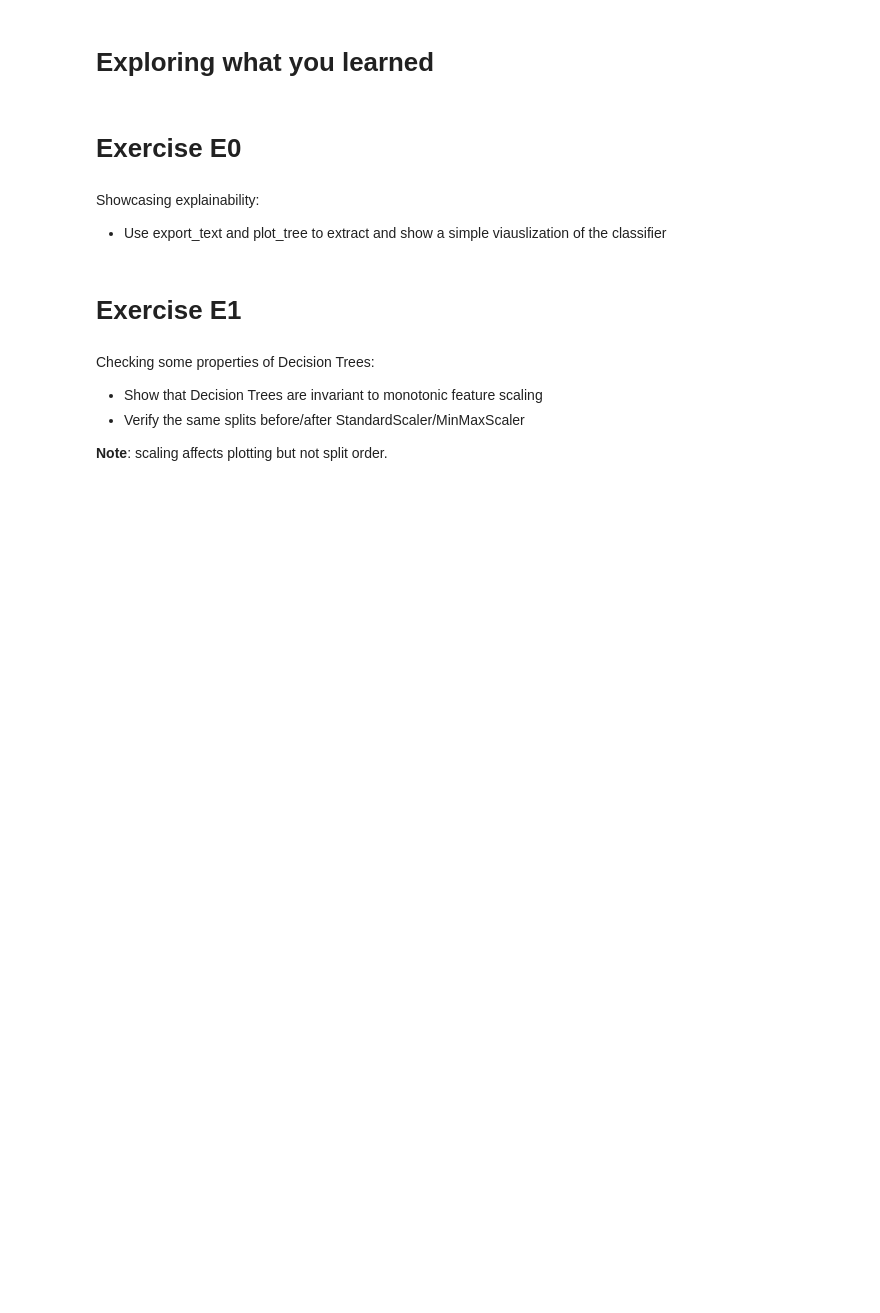
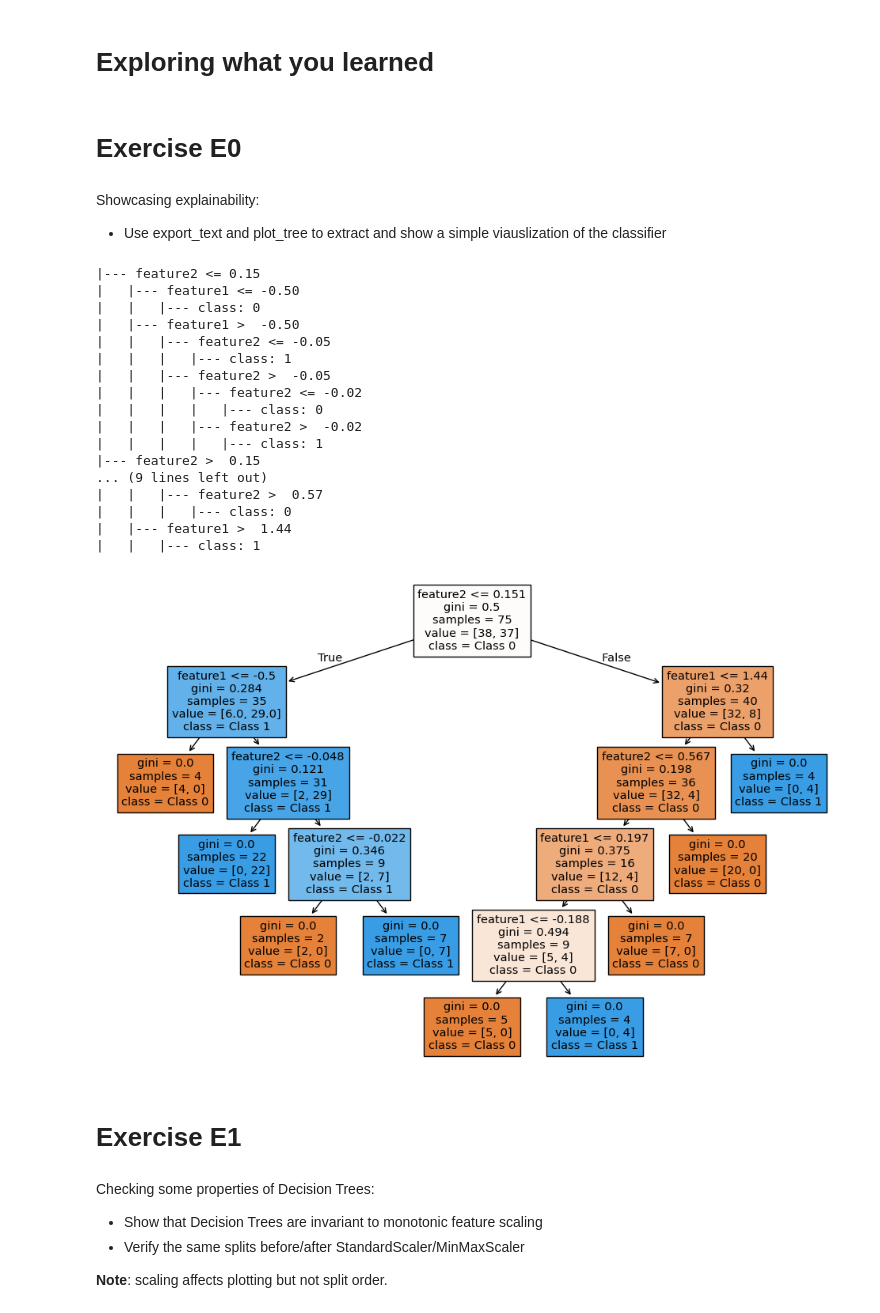
Before and after one commit to Simon-Simonsen/ML_Exercises, a Jupyter notebook: Week8_Exercises_DecisionTree-20251021/Exercises_DT.ipynb, the cells around one changed output. Saved outputs shown, nothing was run; the diff lists cells and outputs as text; code cells hidden in the pictures; blank space fills up the shorter version.

```diff
--- a/Week8_Exercises_DecisionTree-20251021/Exercises_DT.ipynb
+++ b/Week8_Exercises_DecisionTree-20251021/Exercises_DT.ipynb
@@ -304,6 +521,34 @@ Showcasing explainability:
 - Use export_text and plot_tree to extract and show a simple viauslization of the classifier
 # %%
 # Your solution goes here
+from sklearn.tree import export_text
+from sklearn import tree
+
+r = export_text(clf, feature_names=['feature1', 'feature2'])
+print(r)
+plt.figure(figsize=(12,8))
+tree.plot_tree(clf, feature_names=['feature1', 'feature2'],
+               class_names=['Class 0', 'Class 1'], filled=True)
+plt.show()
+# %% [output]
+|--- feature2 <= 0.15
+|   |--- feature1 <= -0.50
+|   |   |--- class: 0
+|   |--- feature1 >  -0.50
+|   |   |--- feature2 <= -0.05
+|   |   |   |--- class: 1
+|   |   |--- feature2 >  -0.05
+|   |   |   |--- feature2 <= -0.02
+|   |   |   |   |--- class: 0
+|   |   |   |--- feature2 >  -0.02
+|   |   |   |   |--- class: 1
+|--- feature2 >  0.15
+... (9 lines left out)
+|   |   |--- feature2 >  0.57
+|   |   |   |--- class: 0
+|   |--- feature1 >  1.44
+|   |   |--- class: 1
+[figure, added]
 # %% [markdown]
 # Exercise E1
 # %% [markdown]
```
Also changed, not shown: parts of 11 cells of this notebook, 1 other file.
